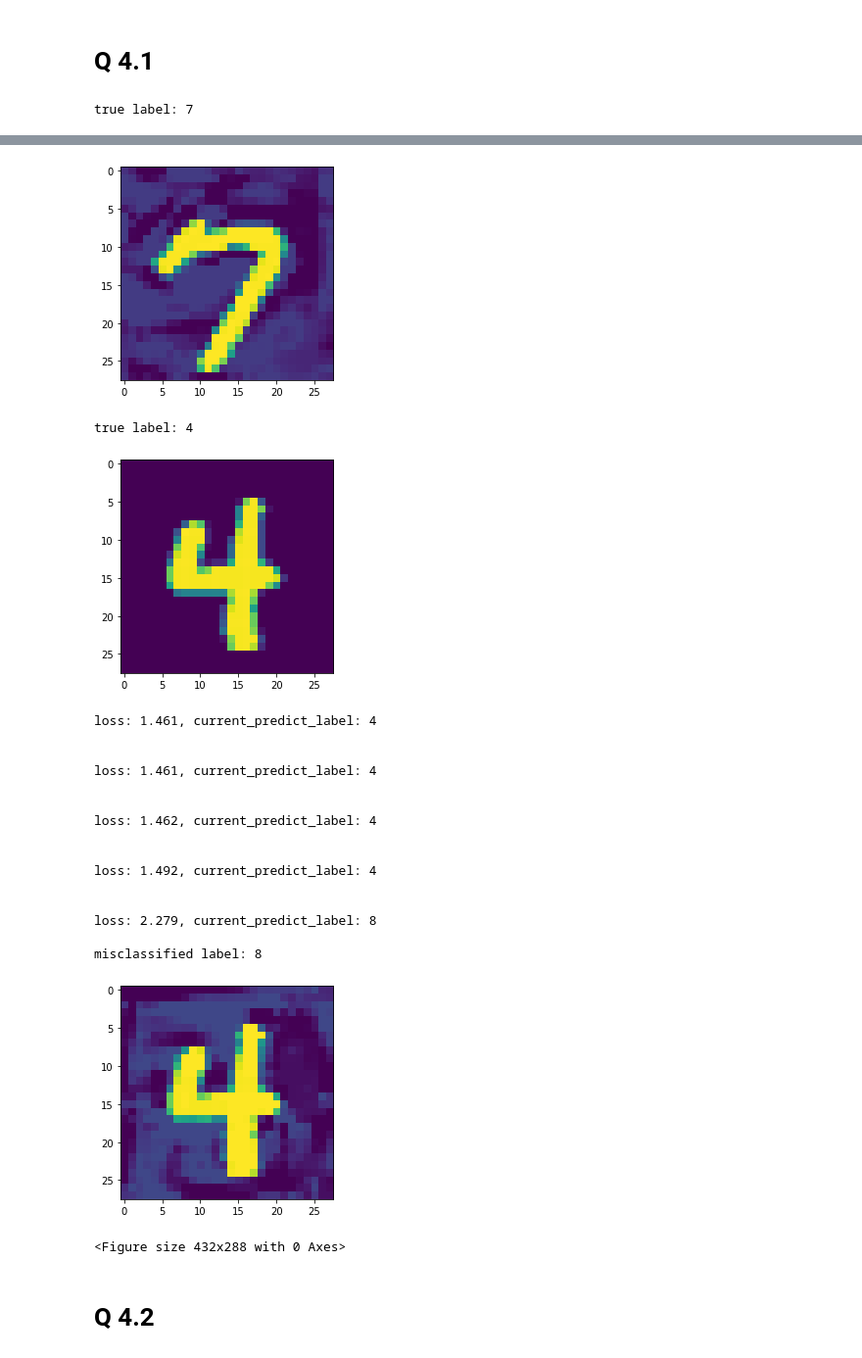
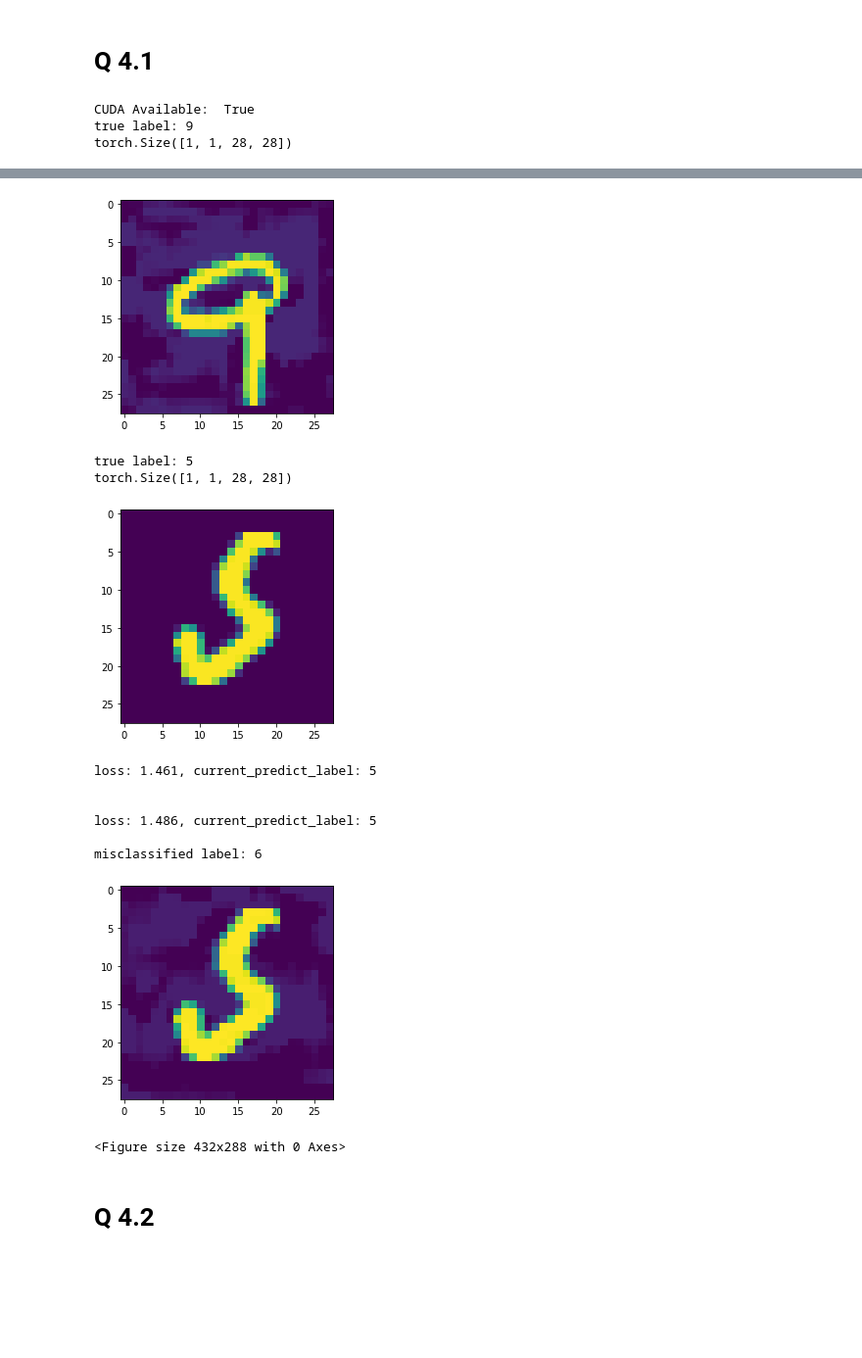
Before and after one commit to panxiaofan/Advanced-Mahchine-Perception, a Jupyter notebook: CIS680_Fall2020_HW1_b_Answer_4.2.ipynb, the cells around one changed output, grey strips where cells are left out. Shown at 98% size. Saved outputs shown, nothing was run; the diff lists cells and outputs as text; code cells hidden in the pictures; blank space fills up the shorter version.

```diff
--- a/CIS680_Fall2020_HW1_b_Answer_4.2.ipynb
+++ b/CIS680_Fall2020_HW1_b_Answer_4.2.ipynb
@@ -264,6 +224,25 @@ HelloWorld(
 # %% [markdown]
 # **Q 4.1**
 # %%
+  # Define what device we are using
+  print("CUDA Available: ",torch.cuda.is_available())
+  use_cuda=True
+  device = torch.device("cuda" if (use_cuda and torch.cuda.is_available()) else "cpu")
+
+  # Set the model in evaluation mode. In this case this is for the Dropout layers
+  PATH = HOMEWORK_FOLDER+'/pre-trained model'
+  model = HelloWorld().to(device)
+  model.load_state_dict(torch.load(PATH))
+  model.eval()
+  test_loader_each = torch.utils.data.DataLoader(
+  torchvision.datasets.MNIST(root='.', train=False, download=True,
+                             transform=torchvision.transforms.Compose([
+                               torchvision.transforms.ToTensor(),
+                               torchvision.transforms.Normalize(
+                                 (0.5,), (0.5,))
+                             ])),
+  batch_size=1, shuffle=True)
+
   def fgsm_attack(input_image, epsilon, perturbation_grad, perturbation):
     sign_perturbation_grad = torch.sign(perturbation_grad.data)
     perturbation.data += torch.clamp(epsilon * sign_perturbation_grad, min = 0, max = 1)
@@ -272,18 +251,20 @@ HelloWorld(
     perturbation.data = perturbed_image - input_image
     return perturbation
 
+  error = nn.CrossEntropyLoss()
   fig = plt.figure()
   for i in range(2):
-    test_iterator=iter(test_loader)
+    test_iterator=iter(test_loader_each)
     test_images, test_labels=test_iterator.next()
     test_images, test_labels=test_images.to(device), test_labels.to(device)
     output = model(test_images)
     predicted = torch.max(output.data, 1)[1]
     print("true label: {} ".format(predicted.detach().cpu().item()))
     orig_images=test_images.detach().cpu()
+    print(orig_images.size())
     orig_images = np.squeeze(orig_images)
     plt.imshow(orig_images)
-    plt.savefig(HOMEWORK_FOLDER+'/No.'+ str(i)+' original test_image.png')
+    plt.savefig(HOMEWORK_FOLDER+'/No.'+ str(i)+' untarget_attack_original_image.png')
     plt.show()
     # Accuracy counter
     epsilon = 0.001
@@ -323,7 +304,9 @@ HelloWorld(
             final_perturbed_image = np.squeeze(final_perturbed_image)
             plt.imshow(final_perturbed_image)
             plt.show()
-            plt.savefig(HOMEWORK_FOLDER+'/No.'+ str(i)+' perturbed test_image.png')
+            plt.savefig(HOMEWORK_FOLDER+'/No.'+ str(i)+' untarget_attack_new_image.png')
             break
 # %% [output]
-true label: 7
+CUDA Available:  True
+true label: 9
+torch.Size([1, 1, 28, 28])
@@ -343,22 +323,14 @@ misclassified label: 9
-[figure, old version]
+[figure, new version]
-true label: 4
+true label: 5
+torch.Size([1, 1, 28, 28])
-[figure, old version]
+[figure, new version]
-loss: 1.461, current_predict_label: 4
+loss: 1.461, current_predict_label: 5
 
 
-loss: 1.461, current_predict_label: 4
+loss: 1.486, current_predict_label: 5
 
-
-loss: 1.462, current_predict_label: 4
-
-
-loss: 1.492, current_predict_label: 4
-
-
-loss: 2.279, current_predict_label: 8
-
-misclassified label: 8
+misclassified label: 6
-[figure, old version]
+[figure, new version]
 <Figure size 432x288 with 0 Axes>
 # %% [markdown]
 # Q 4.2
```
Also changed, not shown: parts of 9 cells of this notebook.
